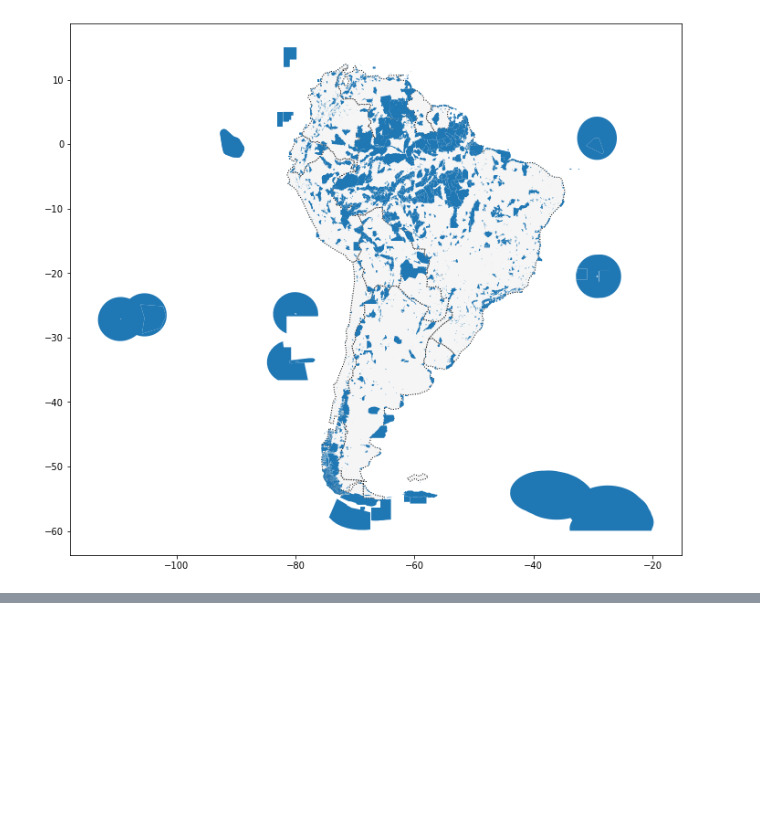
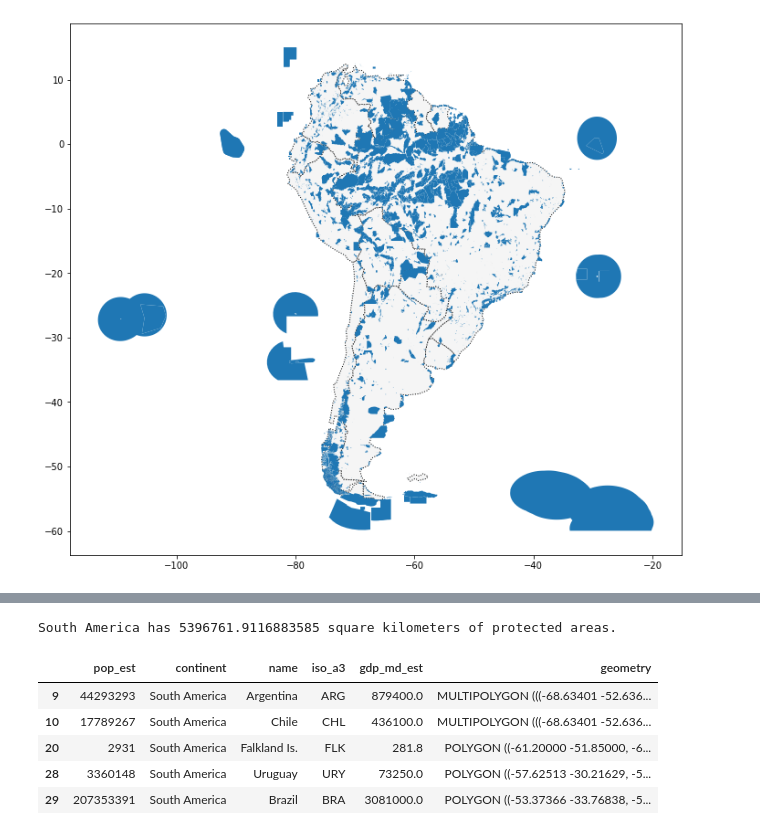
Before and after one commit to subhayuroy/BirdMigration_Tracking, a Jupyter notebook: Migration.ipynb, the cells around one changed output, grey strips where cells are left out. Saved outputs shown, nothing was run; the diff lists cells and outputs as text; code cells hidden in the pictures; blank space fills up the shorter version.

```diff
--- a/Migration.ipynb
+++ b/Migration.ipynb
@@ -161,0 +168,14 @@ protected_areas.plot(ax=ax, alpha=0.4)
+# %%
+P_Area = sum(protected_areas['REP_AREA']-protected_areas['REP_M_AREA'])
+print("South America has {} square kilometers of protected areas.".format(P_Area))
+# %% [output]
+South America has 5396761.9116883585 square kilometers of protected areas.
+# %%
+south_america.head()
+# %% [output]
+|  | pop_est | continent | name | iso_a3 | gdp_md_est | geometry |
+| 9 | 44293293 | South America | Argentina | ARG | 879400.0 | MULTIPOLYGON (((-68.63401 -52.636... |
+| 10 | 17789267 | South America | Chile | CHL | 436100.0 | MULTIPOLYGON (((-68.63401 -52.636... |
+| 20 | 2931 | South America | Falkland Is. | FLK | 281.8 | POLYGON ((-61.20000 -51.85000, -6... |
+| 28 | 3360148 | South America | Uruguay | URY | 73250.0 | POLYGON ((-57.62513 -30.21629, -5... |
+| 29 | 207353391 | South America | Brazil | BRA | 3081000.0 | POLYGON ((-53.37366 -33.76838, -5... |
```
Also changed, not shown: parts of 3 cells of this notebook.
